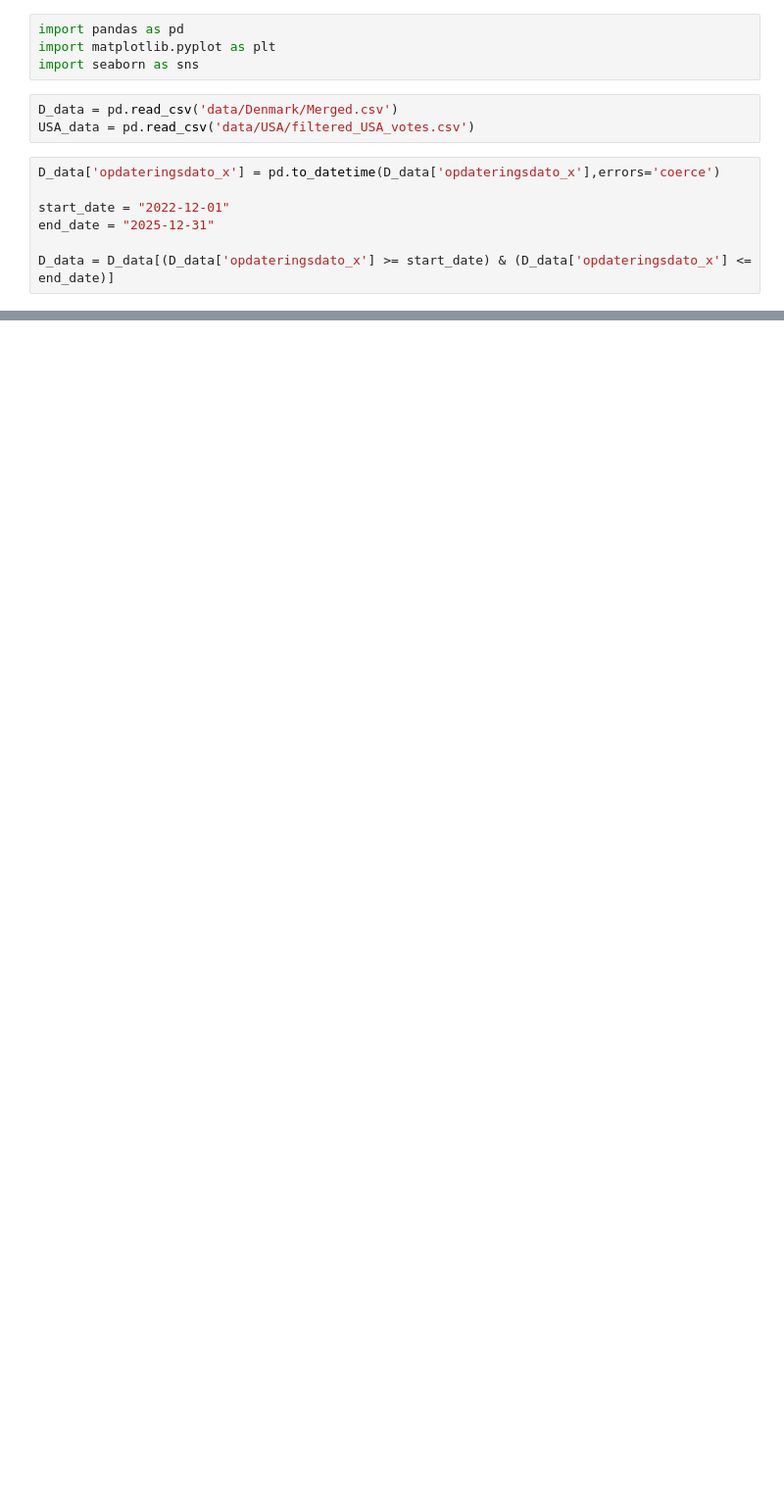
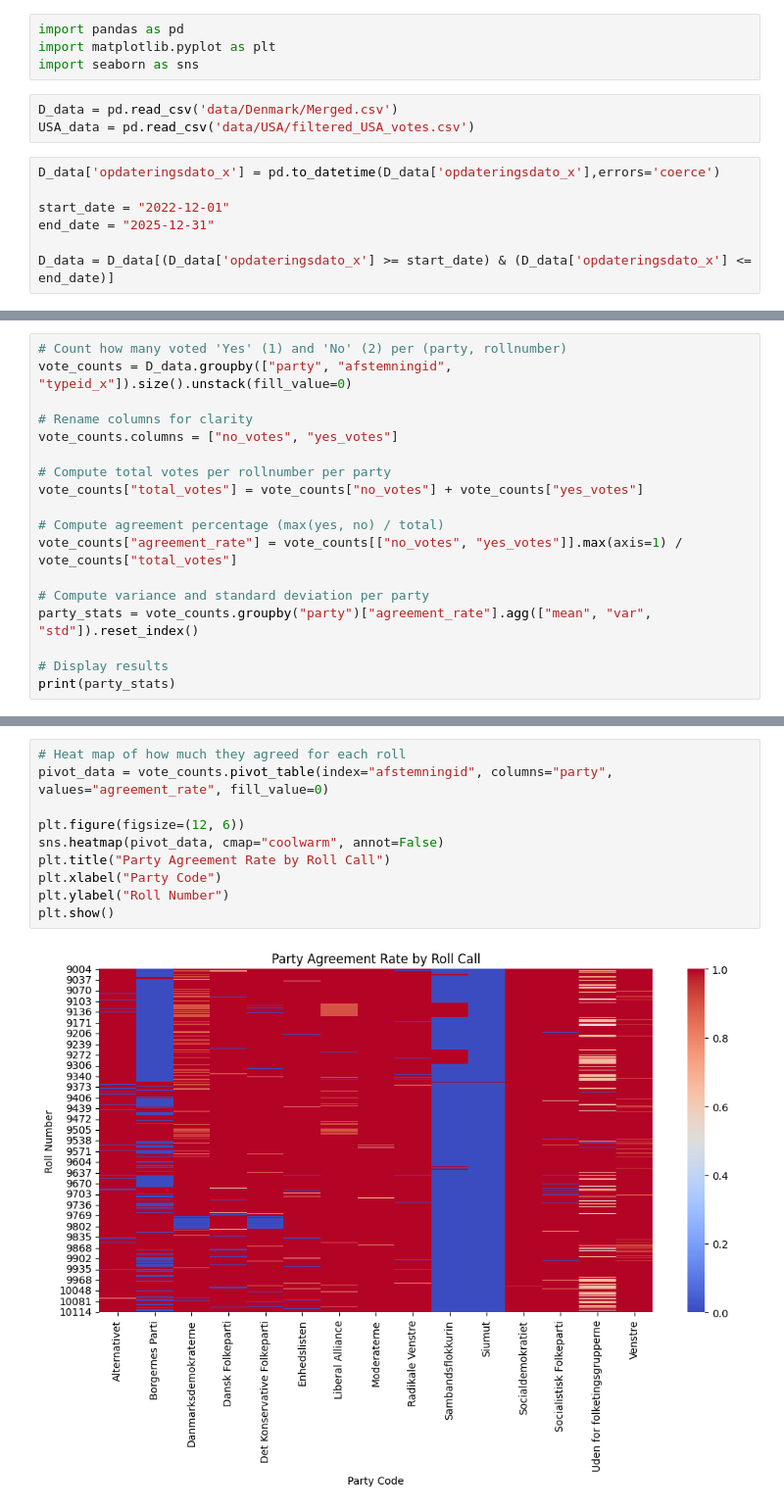
Before and after one commit to Lukas1930/Polarization, a Jupyter notebook: statistics_on_parties.ipynb, the cells around one changed output, grey strips where cells are left out. Shown at 98% size. Cells and saved outputs as stored; diff of their text form; blank space fills up the shorter version.

Commit message:
final stats

```diff
--- a/statistics_on_parties.ipynb
+++ b/statistics_on_parties.ipynb
@@ -54,0 +80,18 @@ vote_stats
+# %%
+# Count how many voted 'Yes' (1) and 'No' (2) per (party, rollnumber)
+vote_counts = D_data.groupby(["party", "afstemningid", "typeid_x"]).size().unstack(fill_value=0)
+
+# Rename columns for clarity
+vote_counts.columns = ["no_votes", "yes_votes"]
+
+# Compute total votes per rollnumber per party
+vote_counts["total_votes"] = vote_counts["no_votes"] + vote_counts["yes_votes"]
+
+# Compute agreement percentage (max(yes, no) / total)
+vote_counts["agreement_rate"] = vote_counts[["no_votes", "yes_votes"]].max(axis=1) / vote_counts["total_votes"]
+
+# Compute variance and standard deviation per party
+party_stats = vote_counts.groupby("party")["agreement_rate"].agg(["mean", "var", "std"]).reset_index()
+
+# Display results
+print(party_stats)
@@ -54,0 +132,12 @@ vote_stats
+# %%
+# Heat map of how much they agreed for each roll
+pivot_data = vote_counts.pivot_table(index="afstemningid", columns="party", values="agreement_rate", fill_value=0)
+
+plt.figure(figsize=(12, 6))
+sns.heatmap(pivot_data, cmap="coolwarm", annot=False)
+plt.title("Party Agreement Rate by Roll Call")
+plt.xlabel("Party Code")
+plt.ylabel("Roll Number")
+plt.show()
+# %% [output]
+[figure, added]
```
Also changed, not shown: parts of 10 cells of this notebook.
